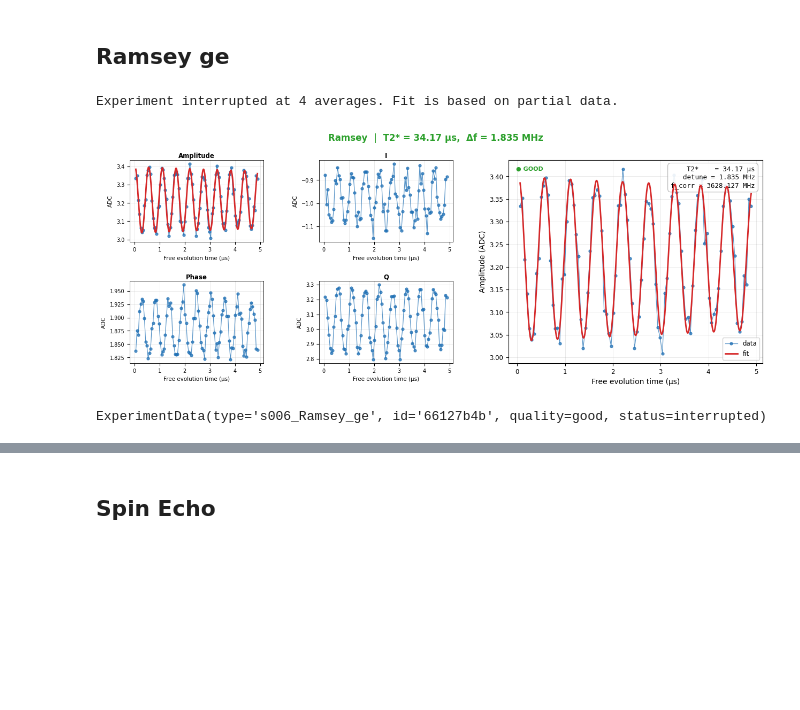
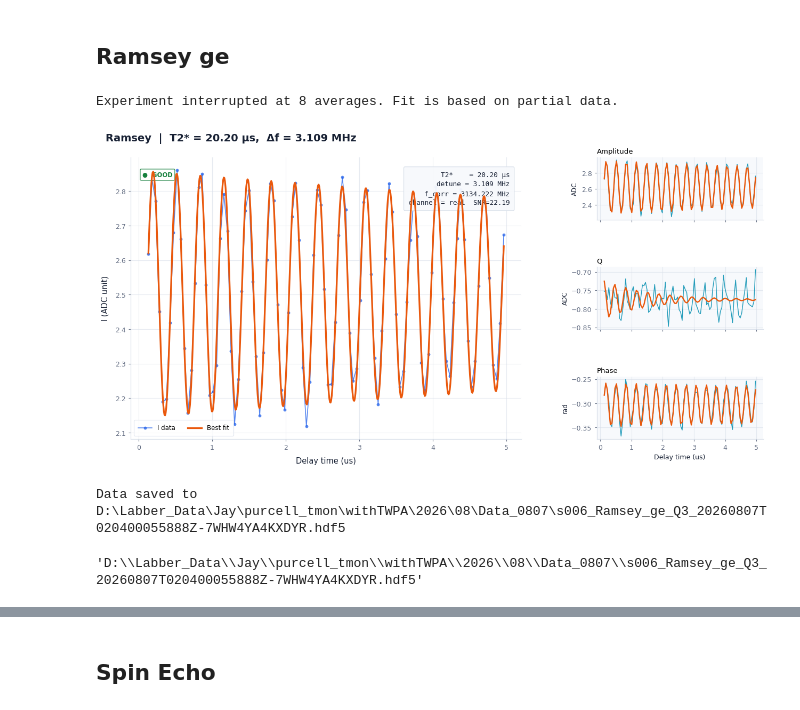
Before and after one commit to JayChien04717/QickworksaceV2_proj, a Jupyter notebook: QickworkspaceV2.ipynb, the cells around one changed output, grey strips where cells are left out. Saved outputs shown, nothing was run; the diff lists cells and outputs as text; code cells hidden in the pictures; blank space fills up the shorter version.

```diff
--- a/QickworkspaceV2.ipynb
+++ b/QickworkspaceV2.ipynb
@@ -48,7 +48,7 @@ Firmware configuration (built Sun Aug 10 18:48:22 2025):
 from QickworkspaceV2.tools.system_tool import ExperimentConfig
 from QickworkspaceV2.config.system_cfg import config_list
 
-qubit = "Q4"
+qubit = "Q3"
 config_all = ExperimentConfig(config_list)
 run_cfg = config_all.get_qubit(qubit)
 # %% [markdown]
@@ -258,13 +356,13 @@ Data saved to D:\Labber_Data\Jay\test\2026\08\Data_0804\s002b_res_ge_punchout_Q4
 # %%
 from QickworkspaceV2.experiments.qubit_ge import QubitSpec
 
-center = 3620
-SPAN = 50
+center = 3120
+SPAN = 100
 START_FREQ = center - SPAN  # [MHz]
 STOP_FREQ = center + SPAN  # [MHz]
 STEPS = 201
 
-config_all.update("qb_ch", 2, q_index=qubit)
+config_all.update("qb_ch", 1, q_index=qubit)
 run_cfg = config_all.get_qubit(qubit)
 run_cfg.update(
     [
@@ -272,8 +370,8 @@ run_cfg.update(
         ("qb_freq_ge", QickSweep1D("freqloop", START_FREQ, STOP_FREQ)),
         ("qb_mixer", center),
         ("qb_gain_ge", 0.1),
-        ("qb_flat_top_length_ge", 3),
-        ("relax_delay", 1),
+        ("qb_flat_top_length_ge", 1),
+        ("relax_delay", 40),
         ("nqz_qb", 1),
     ]
 )
@@ -333,15 +431,15 @@ spectrumff_ge.run(500, swap_xy=True, show_final_plot=True)
 from QickworkspaceV2.experiments.qubit_ge import TimeRabi
 
 config_all.update("sigma_ge", 0.01, q_index=qubit)
-config_all.update("relax_delay", 200, q_index=qubit)
+config_all.update("relax_delay", 150, q_index=qubit)
 
 run_cfg = config_all.get_qubit(qubit)
 run_cfg.update(
     [
         ("cooling", False),
-        ("qb_gain_ge", 0.1),
+        ("qb_gain_ge", 0.8),
         ("qb_flat_top_length_ge", QickSweep1D("lenloop", 0.01, 0.3)),
-        ("steps", 81),
+        ("steps", 51),
     ]
 )
 
@@ -362,7 +460,7 @@ START_GAIN = 0.0  # [DAC units]
 STOP_GAIN = 1  # [DAC units]
 STEPS = 100
 
-config_all.update("sigma_ge", 0.01, q_index=qubit)
+config_all.update("sigma_ge", 0.025, q_index=qubit)
 config_all.update("nqz_qb", 1, q_index=qubit)
 config_all.update("relax_delay", 200, q_index=qubit)
 run_cfg = config_all.get_qubit(qubit)
@@ -372,12 +470,12 @@ run_cfg.update(
         ("steps", STEPS),
         ("qb_gain_ge", QickSweep1D("gainloop", START_GAIN, STOP_GAIN)),
         # ("pulse_type", "drag"),
-        # ("qb_flat_top_length_ge", 0.1),
+        # ("qb_flat_top_length_ge", 0.3),
     ]
 )
 
 prabi = PowerRabi(run_cfg)
-prabi.run(50, plot_analysis=True)
+prabi.run(10, plot_analysis=True)
 pi_gain, pi2_gain = prabi.result["pi_gain"], prabi.result["pi2_gain"]
 config_all.update("pi_gain_ge", pi_gain, q_index=qubit)
 config_all.update("pi2_gain_ge", pi2_gain, q_index=qubit)
@@ -469,27 +570,29 @@ result = aae.run(100)
 # %%
 from QickworkspaceV2.experiments.coherence import Ramsey
 
 run_cfg = config_all.get_qubit(qubit)
 
 START_TIME = 0.0  # [us]
 STOP_TIME = 5  # [us]
 STEPS = 100
 run_cfg.update(
     [
         ("steps", STEPS),
         ("wait_time", QickSweep1D("waitloop", START_TIME, STOP_TIME)),
         ("virtual_detune", 1),
         # ("pulse_type", "drag"),
     ]
 )
 
+
 t2r = Ramsey(run_cfg)
-t2r.run(20)
-# t2r.saveLabber(qubit, config_all=config_all)
+t2r.run(20, plot_analysis=True)
+t2r.saveLabber(qubit, config_all=config_all)
 # %% [output]
-Experiment interrupted at 4 averages. Fit is based on partial data.
+Experiment interrupted at 8 averages. Fit is based on partial data.
-[figure, old version]
+[figure, new version]
-ExperimentData(type='s006_Ramsey_ge', id='66127b4b', quality=good, status=interrupted)
+Data saved to D:\Labber_Data\Jay\purcell_tmon\withTWPA\2026\08\Data_0807\s006_Ramsey_ge_Q3_20260807T020400055888Z-7WHW4YA4KXDYR.hdf5
+'D:\\Labber_Data\\Jay\\purcell_tmon\\withTWPA\\2026\\08\\Data_0807\\s006_Ramsey_ge_Q3_20260807T020400055888Z-7WHW4YA4KXDYR.hdf5'
 # %%
 config_all.update("qb_freq_ge", t2r.correct_detune(), qubit)
 # %% [output]
```
Also changed, not shown: parts of 55 cells of this notebook, 46 other files.
